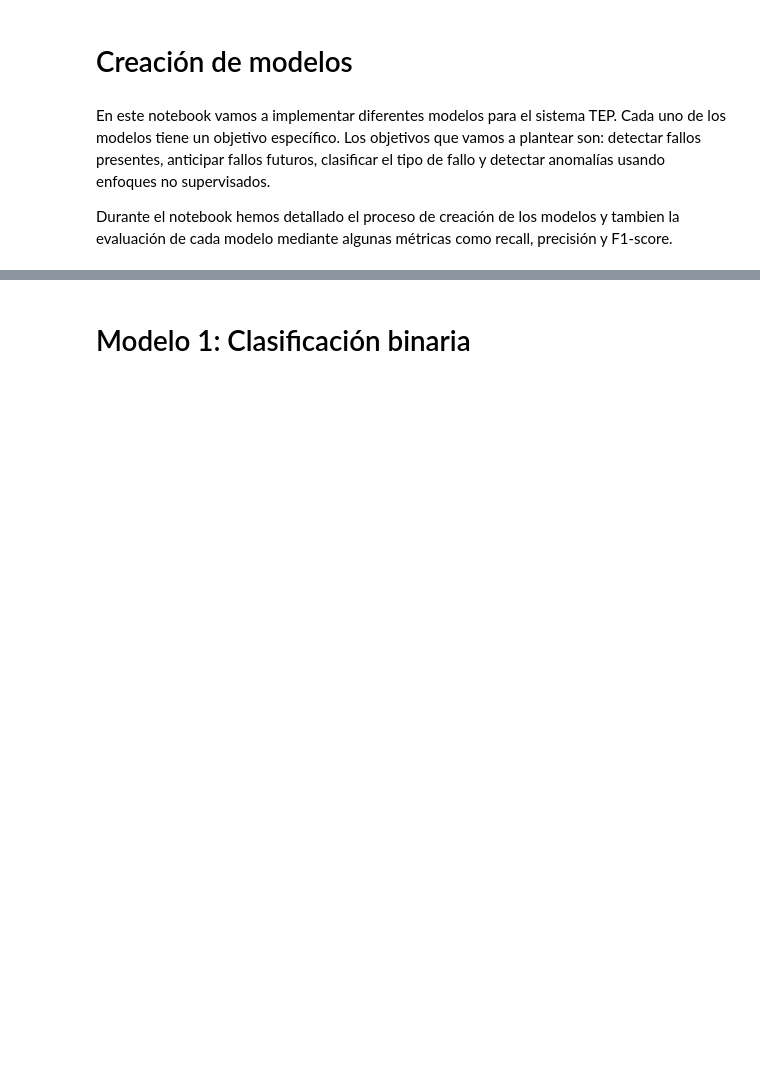
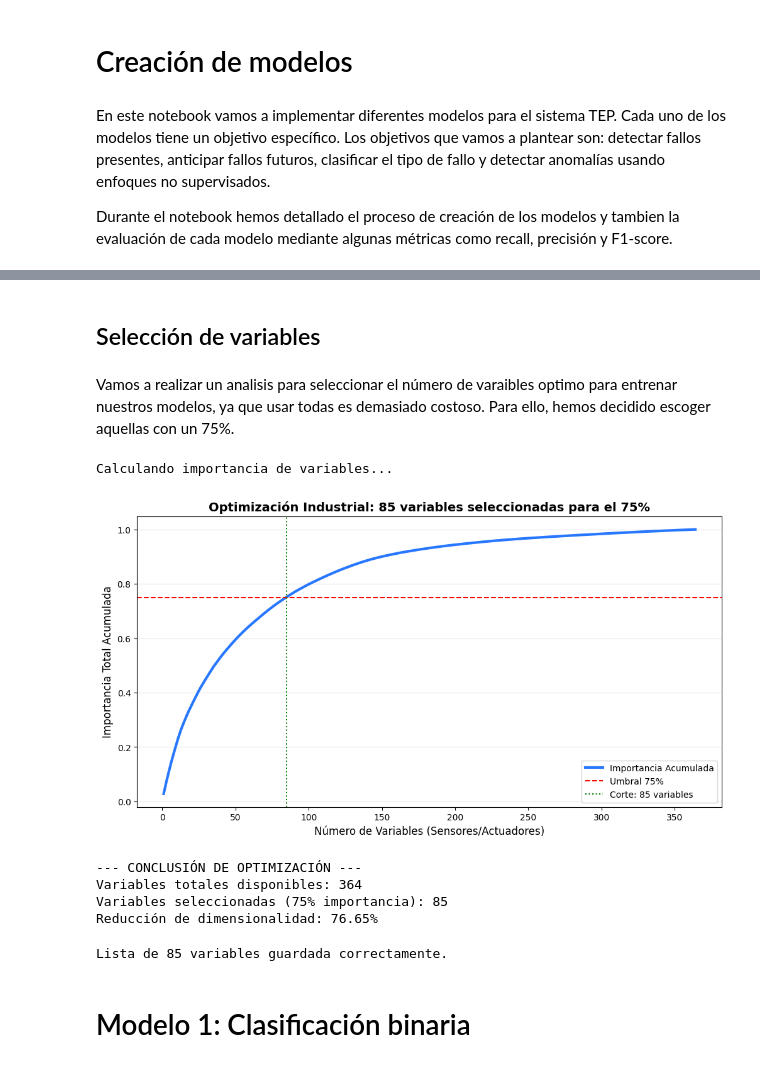
Before and after one commit to AlbaDelgadoO/proyecto_analitica, a Jupyter notebook: Modelos.ipynb, the cells around one changed output, grey strips where cells are left out. Cells and saved outputs as stored; diff of their text form; code cells hidden in the pictures; blank space fills up the shorter version.

```diff
--- a/Modelos.ipynb
+++ b/Modelos.ipynb
@@ -36,3 +40,82 @@ Requirement already satisfied: six~=1.10 in c:\users\miren\appdata\local\program
+# %% [markdown]
+## Selección de variables
+# %% [markdown]
+Vamos a realizar un analisis para seleccionar el número de varaibles optimo para entrenar nuestros modelos, ya que usar todas es demasiado costoso. Para ello, hemos decidido escoger aquellas con un 75%.
+# %%
+# ==============================================================================
+# SELECCIÓN DINÁMICA DE VARIABLES
+# ==============================================================================
+
+# 1. CARGA DE DATOS PARA MODELADO
+df_model = pd.read_csv("DatasetProcesado/TEP_features_train.csv")
+
+# Definir columnas que NO son predictoras
+cols_no_deseadas = [
+    'faultNumber', 'simulationRun', 'sample',
+    'fault_present', 'time_since_fault', 'fault_stage'
+]
+
+feature_columns = [c for c in df_model.columns if c not in cols_no_deseadas]
+
+X = df_model[feature_columns]
+y = df_model['fault_present']
+
+# División entrenamiento/test inicial
+X_train, X_test, y_train, y_test = train_test_split(
+    X, y, test_size=0.2, random_state=42, stratify=y
+)
+
+# 2. ANÁLISIS DE IMPORTANCIA ACUMULADA
+print("Calculando importancia de variables...")
+clf_selector = RandomForestClassifier(n_estimators=100, random_state=42, n_jobs=-1)
+clf_selector.fit(X_train, y_train)
+
+# Calcular importancia y ordenarla
+importancias = pd.Series(clf_selector.feature_importances_, index=feature_columns).sort_values(ascending=False)
+importancia_acumulada = importancias.cumsum()
+
+# 3. SELECCIÓN AUTOMÁTICA SEGÚN UMBRAL (75%)
+umbral_target = 0.75
+n_optimo = (importancia_acumulada < umbral_target).sum() + 1
+top_features = importancias.head(n_optimo).index.tolist()
+
+# 4. VISUALIZACIÓN DEL CRITERIO DE OPTIMIZACIÓN
+plt.figure(figsize=(12, 6))
+plt.plot(range(1, len(importancias) + 1), importancia_acumulada, color='#2877FF', linewidth=3, label='Importancia Acumulada')
+plt.axhline(y=umbral_target, color='r', linestyle='--', label=f'Umbral {int(umbral_target*100)}%')
+plt.axvline(x=n_optimo, color='g', linestyle=':', label=f'Corte: {n_optimo} variables')
+
+plt.title(f'Optimización Industrial: {n_optimo} variables seleccionadas para el {int(umbral_target*100)}%', fontsize=14, fontweight='bold')
+plt.xlabel('Número de Variables (Sensores/Actuadores)', fontsize=12)
+plt.ylabel('Importancia Total Acumulada', fontsize=12)
+plt.legend(loc='lower right')
+plt.grid(axis='y', alpha=0.3)
+plt.show()
+
+print(f"--- CONCLUSIÓN DE OPTIMIZACIÓN ---")
+print(f"Variables totales disponibles: {len(feature_columns)}")
+print(f"Variables seleccionadas (75% importancia): {n_optimo}")
+print(f"Reducción de dimensionalidad: {((len(feature_columns)-n_optimo)/len(feature_columns))*100:.2f}%")
+# %% [output]
+Calculando importancia de variables...
+[figure, added]
+--- CONCLUSIÓN DE OPTIMIZACIÓN ---
+Variables totales disponibles: 364
+Variables seleccionadas (75% importancia): 85
+Reducción de dimensionalidad: 76.65%
+# %%
+import joblib
+import json
+
+# Guardar como JSON
+with open("DatasetProcesado/top_features.json", "w") as f:
+    json.dump(top_features, f)
+
+joblib.dump(top_features, "DatasetProcesado/top_features.pkl")
+
+print(f"Lista de {len(top_features)} variables guardada correctamente.")
+# %% [output]
+Lista de 85 variables guardada correctamente.
 # %% [markdown]
 # Modelo 1: Clasificación binaria
 # %% [markdown]
```
Also changed, not shown: parts of 25 cells of this notebook, 5 other files.
